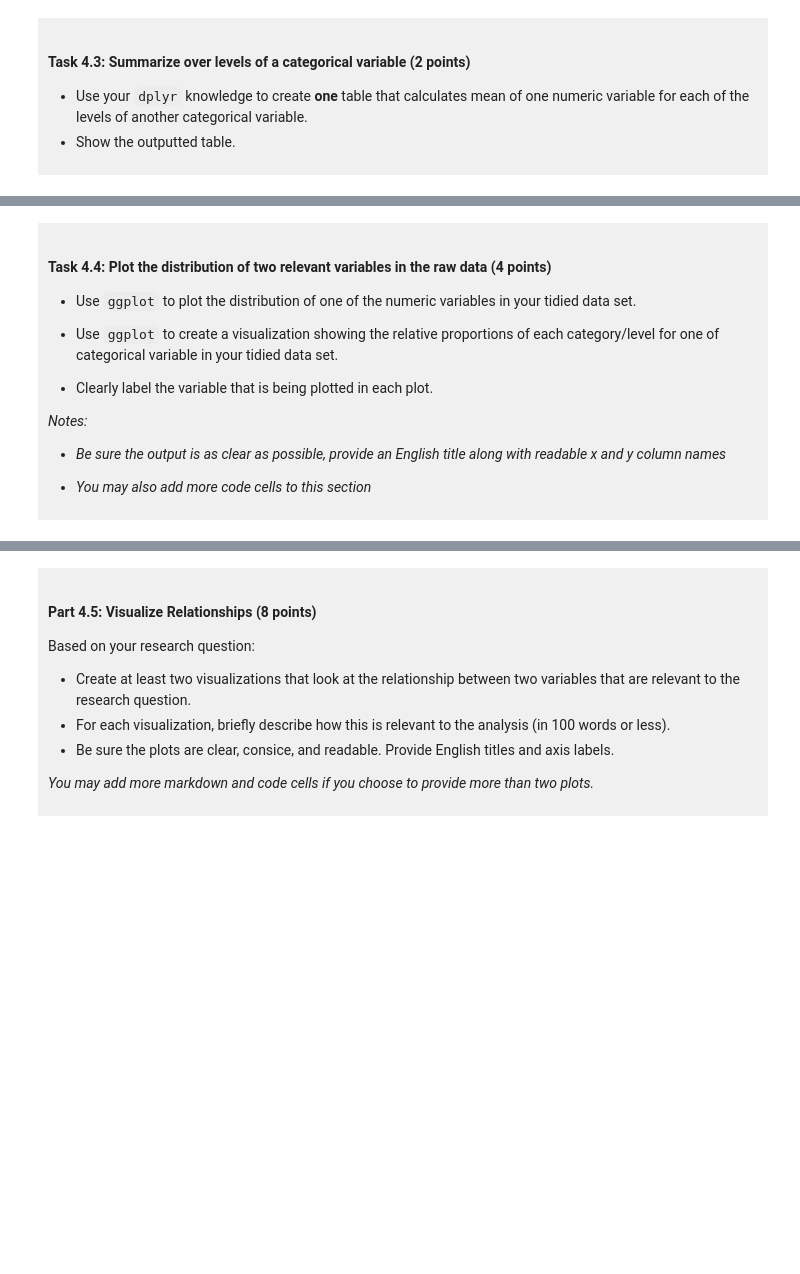
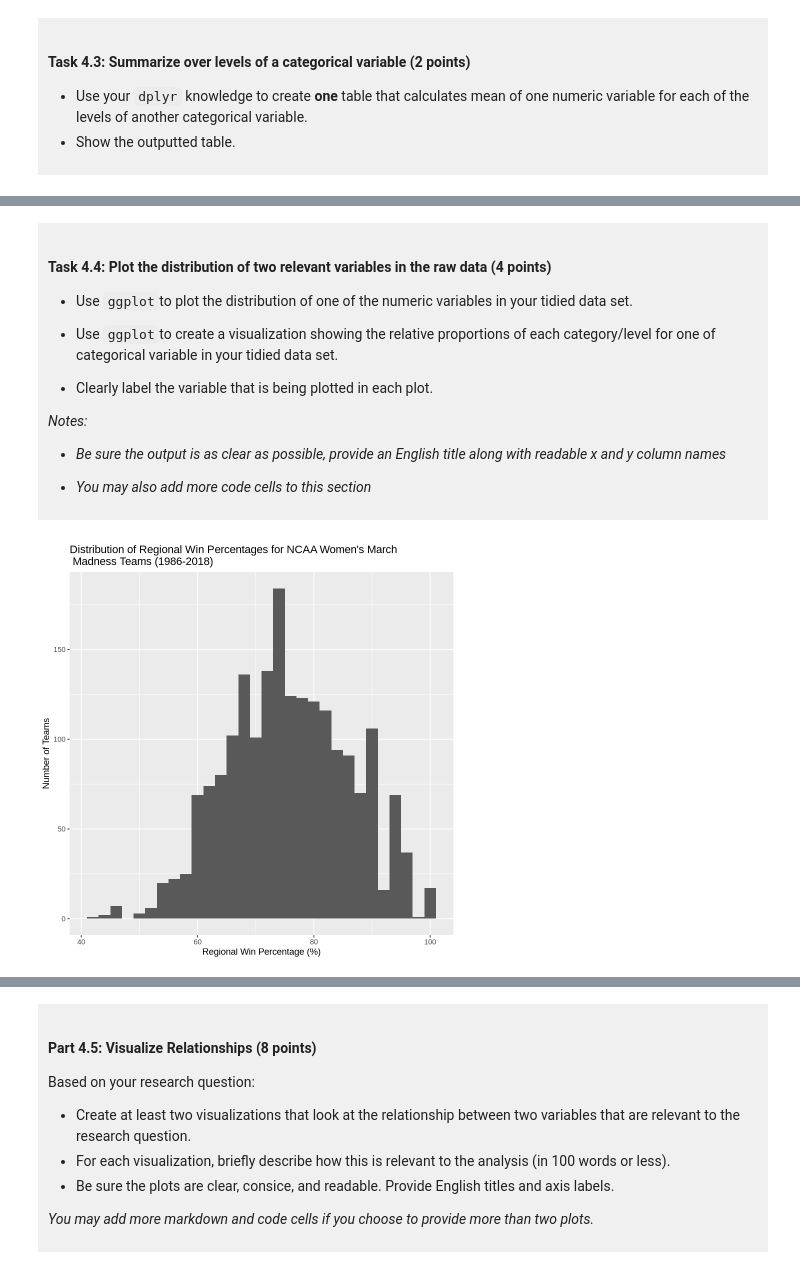
Before and after one commit to naraner/dsci-100-project-narane-ramprasad, a Jupyter notebook: dsci-100-project-notebook.ipynb, the cells around one changed output, grey strips where cells are left out. Drawn from its saved outputs; the diff is of its cells as text; code cells hidden in the pictures; blank space fills up the shorter version.

```diff
--- a/dsci-100-project-notebook.ipynb
+++ b/dsci-100-project-notebook.ipynb
@@ -281,9 +363,9 @@ You will refine your research question (if needed) and produce a tidy data set.
 
 #### Task 4.4: Plot the distribution of two relevant variables in the raw data (4 points)
 
-- Use `ggplot` to plot the distribution of one of the numeric variables in your tidied data set.
+- Use `ggplot`to plot the distribution of one of the numeric variables in your tidied data set.
 
-- Use `ggplot` to create a visualization showing the relative proportions of each category/level for one of categorical variable in your tidied data set.
+- Use `ggplot`to create a visualization showing the relative proportions of each category/level for one of categorical variable in your tidied data set.
 
 - Clearly label the variable that is being plotted in each plot.
 
@@ -294,4 +376,11 @@ You will refine your research question (if needed) and produce a tidy data set.
 
 </div>
 # %%
-### EDIT THIS CODE CELL FOR PLOT 1 ###
+graph1 <- WMM_tidy_data |> ggplot(aes(x = reg_wins_pct)) +
+                            geom_histogram(binwidth = 2) + # I decided to create a histogram of the distribution of regional win percentages from 1986-2018. I used binwidth = 2 to get more granular results.
+                            labs(title = "Distribution of Regional Win Percentages for NCAA Women's March \n Madness Teams (1986-2018)",
+                                 x = "Regional Win Percentage (%)",
+                                 y = "Number of Teams")
+graph1
+# %% [output]
+[figure, added]
```
Also changed, not shown: parts of 16 cells of this notebook.
